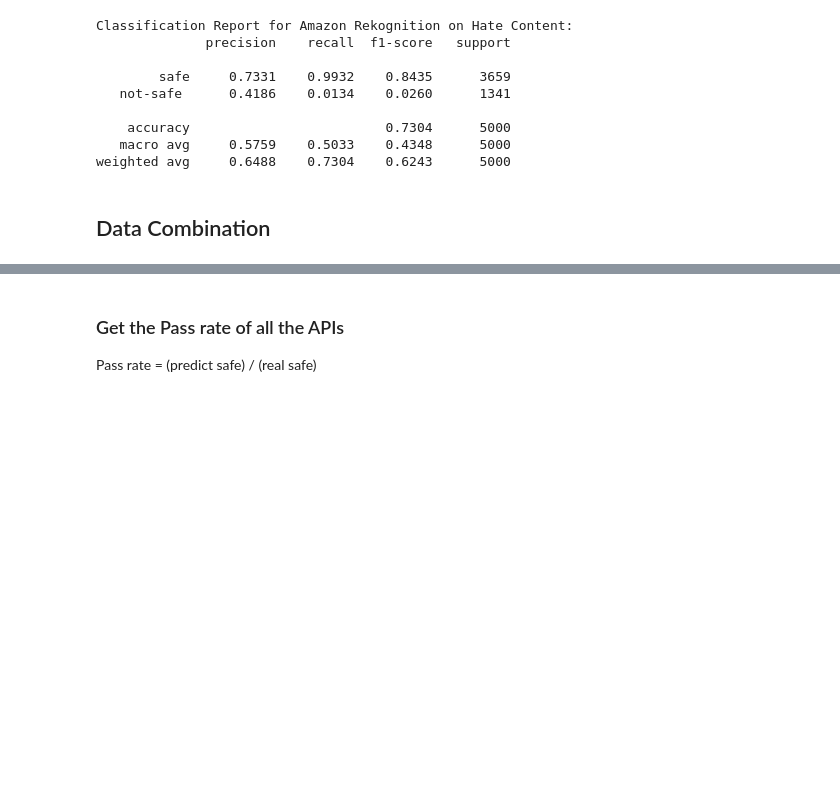
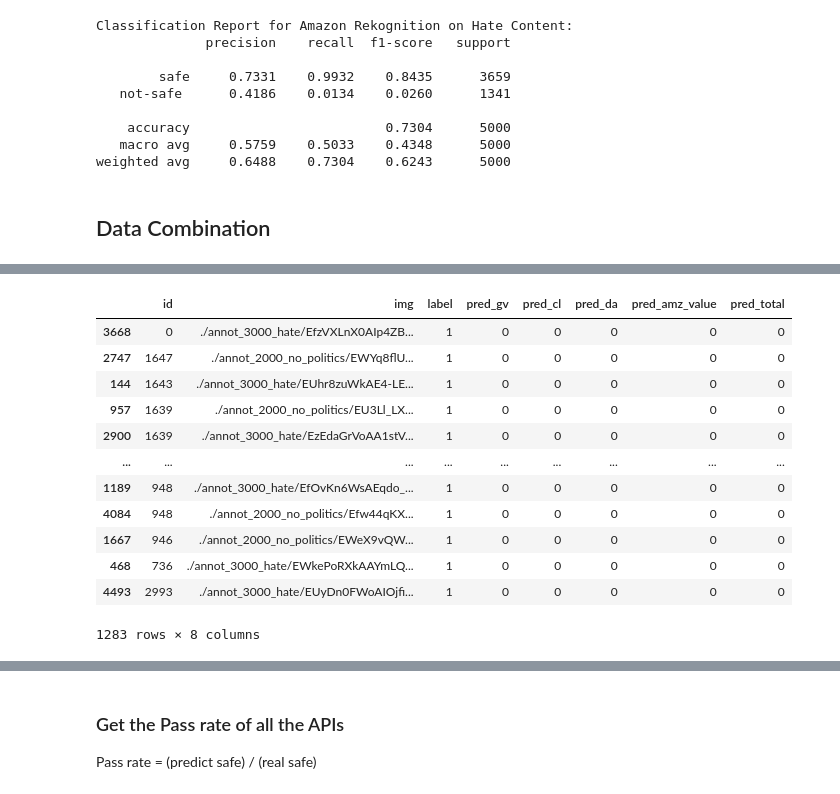
Before and after one commit to keyanUB/hateful_memes_measure, a Jupyter notebook: evaluation.ipynb, the cells around one changed output, grey strips where cells are left out. Cells and saved outputs as stored; diff of their text form; code cells hidden in the pictures; blank space fills up the shorter version.

```diff
--- a/evaluation.ipynb
+++ b/evaluation.ipynb
@@ -444,0 +463,18 @@ final_df.to_csv('./results/comparison.csv', index=False)
+# %%
+pass_all = final_df[(final_df['label']>0) & (final_df['pred_total']<1)]
+pass_all = pass_all.sort_values('label', ascending=True)
+pass_all
+# %% [output]
+|  | id | img | label | pred_gv | pred_cl | pred_da | pred_amz_value | pred_total |
+| 3668 | 0 | ./annot_3000_hate/EfzVXLnX0AIp4ZB... | 1 | 0 | 0 | 0 | 0 | 0 |
+| 2747 | 1647 | ./annot_2000_no_politics/EWYq8flU... | 1 | 0 | 0 | 0 | 0 | 0 |
+| 144 | 1643 | ./annot_3000_hate/EUhr8zuWkAE4-LE... | 1 | 0 | 0 | 0 | 0 | 0 |
+| 957 | 1639 | ./annot_2000_no_politics/EU3Ll_LX... | 1 | 0 | 0 | 0 | 0 | 0 |
+| 2900 | 1639 | ./annot_3000_hate/EzEdaGrVoAA1stV... | 1 | 0 | 0 | 0 | 0 | 0 |
+| ... | ... | ... | ... | ... | ... | ... | ... | ... |
+| 1189 | 948 | ./annot_3000_hate/EfOvKn6WsAEqdo_... | 1 | 0 | 0 | 0 | 0 | 0 |
+| 4084 | 948 | ./annot_2000_no_politics/Efw44qKX... | 1 | 0 | 0 | 0 | 0 | 0 |
+| 1667 | 946 | ./annot_2000_no_politics/EWeX9vQW... | 1 | 0 | 0 | 0 | 0 | 0 |
+| 468 | 736 | ./annot_3000_hate/EWkePoRXkAAYmLQ... | 1 | 0 | 0 | 0 | 0 | 0 |
+| 4493 | 2993 | ./annot_3000_hate/EUyDn0FWoAIOjfi... | 1 | 0 | 0 | 0 | 0 | 0 |
+1283 rows × 8 columns
```
Also changed, not shown: parts of 9 cells of this notebook, 1 other file.
